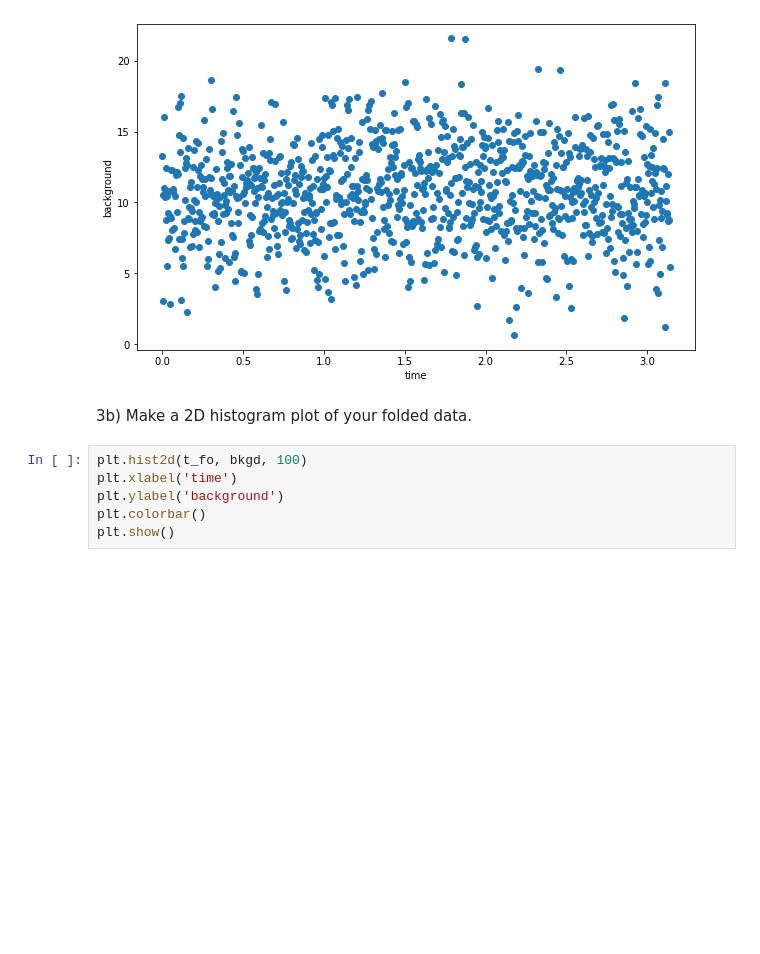
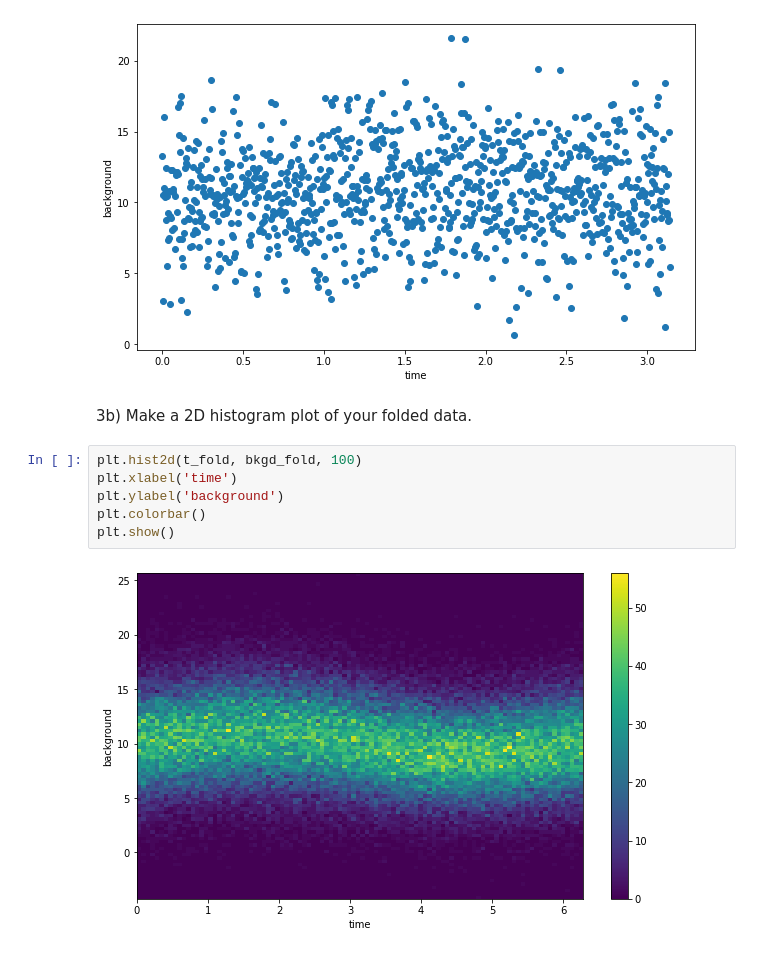
Before and after one commit to ejgl/phys434, a Jupyter notebook: HW4/HW4.ipynb, the cells around one changed output. Cells and saved outputs as stored; diff of their text form; blank space fills up the shorter version.

```diff
--- a/HW4/HW4.ipynb
+++ b/HW4/HW4.ipynb
@@ -123,8 +123,10 @@ plt.show()
 # %% [markdown]
 3b) Make a 2D histogram plot of your folded data.
 # %%
-plt.hist2d(t_fo, bkgd, 100)
+plt.hist2d(t_fold, bkgd_fold, 100)
 plt.xlabel('time')
 plt.ylabel('background')
 plt.colorbar()
 plt.show()
+# %% [output]
+[figure, added]
```
